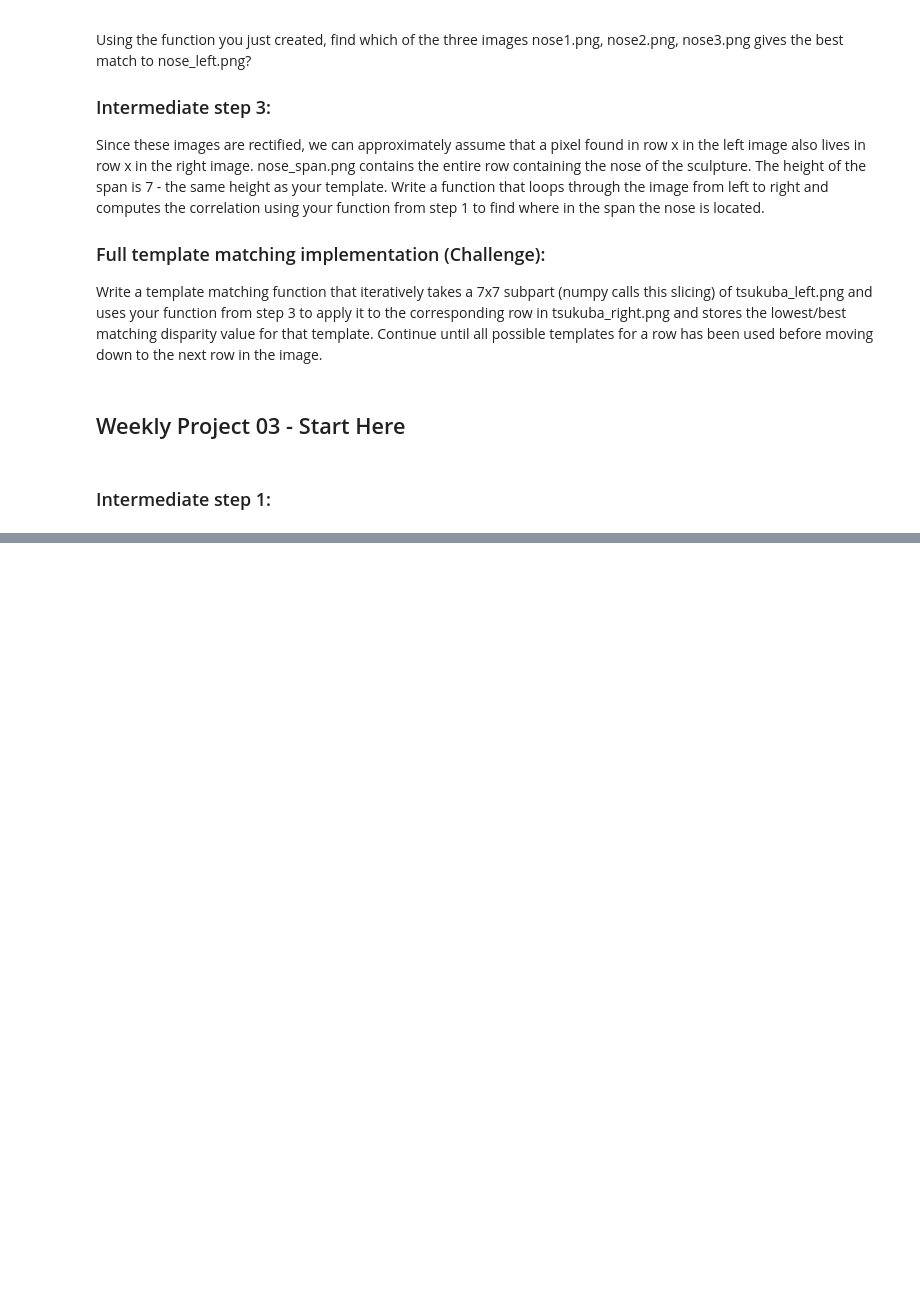
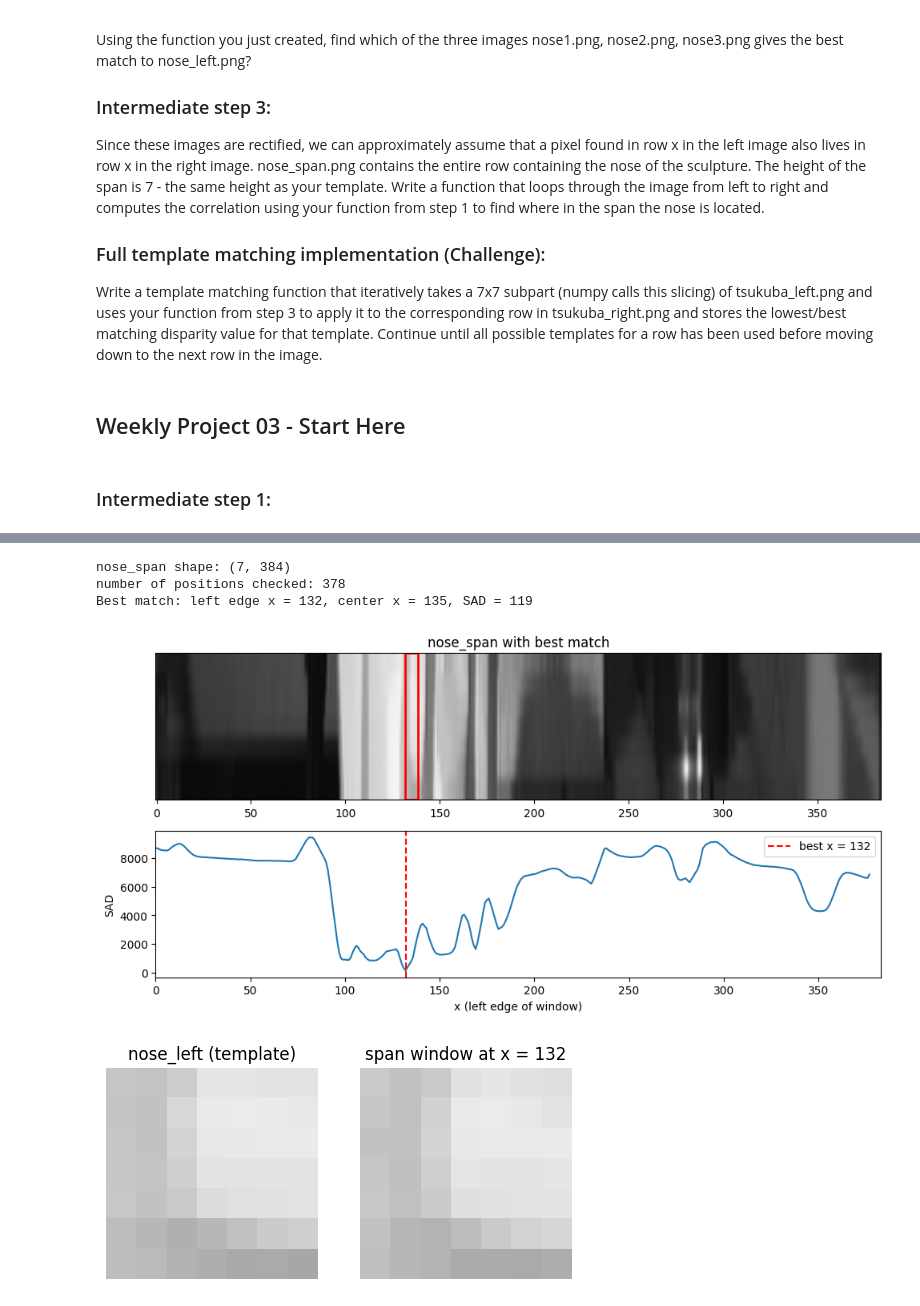
Before and after one commit to chrisd314/34759-perception-autonomous-systems-fall-2026, a Jupyter notebook: 03-weekly-project-multiple-view-geometry-pt1/03-weekly-project-multiple-view-geometry-pt1.ipynb, the cells around one changed output, grey strips where cells are left out. Drawn from its saved outputs; the diff is of its cells as text; code cells hidden in the pictures; blank space fills up the shorter version.

```diff
--- a/03-weekly-project-multiple-view-geometry-pt1/03-weekly-project-multiple-view-geometry-pt1.ipynb
+++ b/03-weekly-project-multiple-view-geometry-pt1/03-weekly-project-multiple-view-geometry-pt1.ipynb
@@ -32,0 +143,59 @@ Write a template matching function that iteratively takes a 7x7 subpart (numpy c
+# %%
+def find_best_match(template, span):
+    """Slide template left to right along span.
+
+    Returns the best x (left edge of the window) and the SAD score at every x.
+    """
+    t_h, t_w = template.shape
+    s_h, s_w = span.shape
+    if t_h != s_h:
+        raise ValueError(f"Heights differ: template {t_h} vs span {s_h}")
+
+    scores = []
+    # The last valid left edge is s_w - t_w, hence the + 1
+    for x in range(s_w - t_w + 1):
+        window = span[:, x:x + t_w]
+        scores.append(sad(template, window))
+
+    scores = np.array(scores)
+    best_x = int(np.argmin(scores))
+    return best_x, scores
+
+
+nose_span = cv2.imread("nose_span.png", cv2.IMREAD_GRAYSCALE)
+best_x, scores = find_best_match(nose_left, nose_span)
+t_h, t_w = nose_left.shape
+
+print("nose_span shape:", nose_span.shape)
+print("number of positions checked:", len(scores))
+print(f"Best match: left edge x = {best_x}, center x = {best_x + t_w // 2}, SAD = {scores[best_x]}")
+
+fig, axes = plt.subplots(2, 1, figsize=(10, 5))
+axes[0].imshow(nose_span, cmap="gray", vmin=0, vmax=255, aspect="auto")
+# imshow places pixel centres at integer coordinates, so pixel borders lie at -0.5
+axes[0].add_patch(plt.Rectangle((best_x - 0.5, -0.5), t_w, t_h, edgecolor="red", fill=False, linewidth=2))
+axes[0].set_title("nose_span with best match")
+axes[0].set_yticks([])
+
+axes[1].plot(scores)
+axes[1].axvline(best_x, color="red", linestyle="--", label=f"best x = {best_x}")
+axes[1].set_xlim(0, nose_span.shape[1] - 1)
+axes[1].set_xlabel("x (left edge of window)")
+axes[1].set_ylabel("SAD")
+axes[1].legend()
+plt.tight_layout()
+plt.show()
+
+fig, axes = plt.subplots(1, 2, figsize=(6, 3))
+best_window = nose_span[:, best_x:best_x + t_w]
+for ax, img, title in zip(axes, [nose_left, best_window], ["nose_left (template)", f"span window at x = {best_x}"]):
+    ax.imshow(img, cmap="gray", vmin=0, vmax=255)
+    ax.set_title(title)
+    ax.axis("off")
+plt.show()
+# %% [output]
+nose_span shape: (7, 384)
+number of positions checked: 378
+Best match: left edge x = 132, center x = 135, SAD = 119
+[figure, added]
+[figure, added]
```
Also changed, not shown: parts of 16 cells of this notebook.
